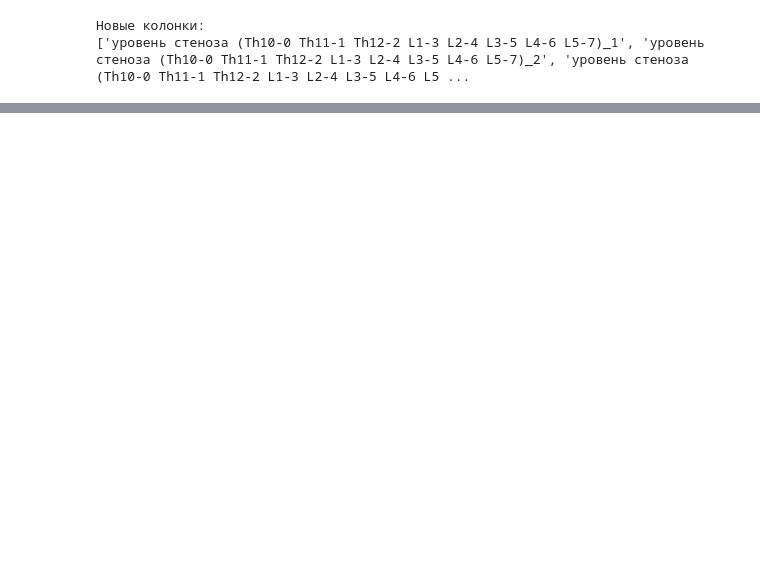
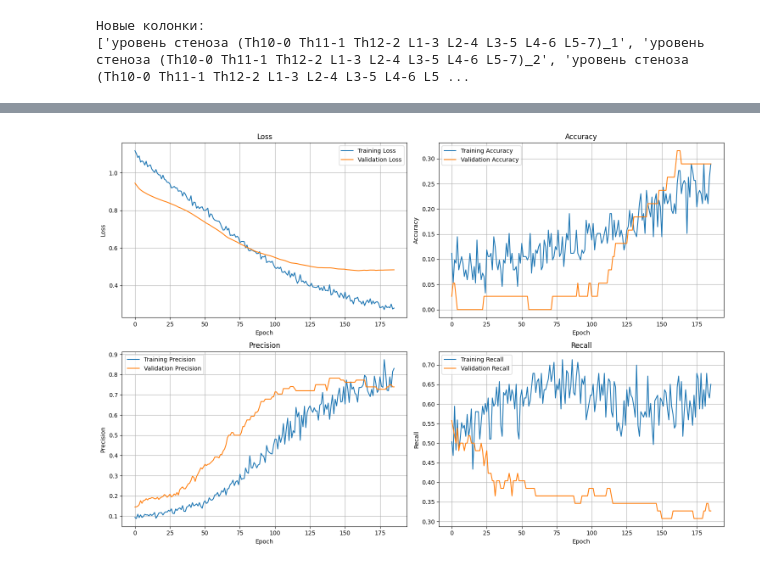
Before and after one commit to AndreuUtkin/ML_notebooks, a Jupyter notebook: Pozvonochnik.ipynb, the cells around one changed output, grey strips where cells are left out. Drawn from its saved outputs; the diff is of its cells as text; code cells hidden in the pictures; blank space fills up the shorter version.

```diff
--- a/Pozvonochnik.ipynb
+++ b/Pozvonochnik.ipynb
@@ -438,0 +601,11 @@ plt.show()
+# %%
+# Масштабирование данных (важно для нейросетей!)
+from sklearn.preprocessing import StandardScaler
+
+scaler_nn = StandardScaler()
+X_train_scaled = scaler_nn.fit_transform(X_train_nn)
+X_test_scaled = scaler_nn.transform(X_test_nn)
+
+print(f"\nДанные после масштабирования:")
+print(f"X_train_scaled: {X_train_scaled.shape}")
+print(f"X_test_scaled: {X_test_scaled.shape}")
@@ -438,0 +649,9 @@ plt.show()
+# %%
+# Создаем модель
+input_dim = X_train_scaled.shape[1]
+output_dim = y_train_nn.shape[1]
+
+model = create_deep_learning_model(input_dim, output_dim)
+
+print("Архитектура нейросети:")
+model.summary()
@@ -438,0 +728,46 @@ plt.show()
+# %%
+def plot_training_history(history):
+    fig, axes = plt.subplots(2, 2, figsize=(15, 10))
+
+    # Loss
+    axes[0, 0].plot(history.history['loss'], label='Training Loss')
+    axes[0, 0].plot(history.history['val_loss'], label='Validation Loss')
+    axes[0, 0].set_title('Loss')
+    axes[0, 0].set_xlabel('Epoch')
+    axes[0, 0].set_ylabel('Loss')
+    axes[0, 0].legend()
+    axes[0, 0].grid(True)
+
+    # Accuracy
+    axes[0, 1].plot(history.history['accuracy'], label='Training Accuracy')
+    axes[0, 1].plot(history.history['val_accuracy'], label='Validation Accuracy')
+    axes[0, 1].set_title('Accuracy')
+    axes[0, 1].set_xlabel('Epoch')
+    axes[0, 1].set_ylabel('Accuracy')
+    axes[0, 1].legend()
+    axes[0, 1].grid(True)
+
+    # Precision
+    axes[1, 0].plot(history.history['precision'], label='Training Precision')
+    axes[1, 0].plot(history.history['val_precision'], label='Validation Precision')
+    axes[1, 0].set_title('Precision')
+    axes[1, 0].set_xlabel('Epoch')
+    axes[1, 0].set_ylabel('Precision')
+    axes[1, 0].legend()
+    axes[1, 0].grid(True)
+
+    # Recall
+    axes[1, 1].plot(history.history['recall'], label='Training Recall')
+    axes[1, 1].plot(history.history['val_recall'], label='Validation Recall')
+    axes[1, 1].set_title('Recall')
+    axes[1, 1].set_xlabel('Epoch')
+    axes[1, 1].set_ylabel('Recall')
+    axes[1, 1].legend()
+    axes[1, 1].grid(True)
+
+    plt.tight_layout()
+    plt.show()
+
+plot_training_history(history)
+# %% [output]
+[figure, added]
```
Also changed, not shown: parts of 90 cells of this notebook.
